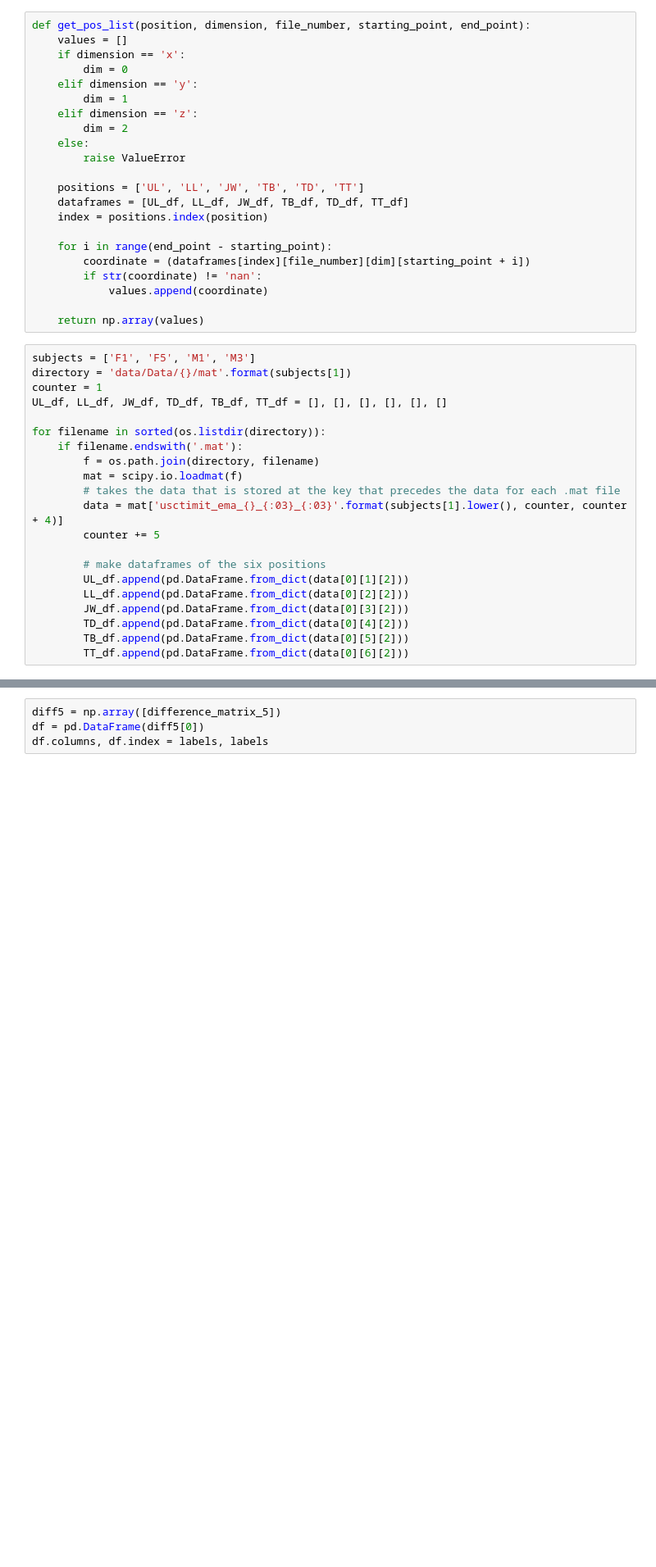
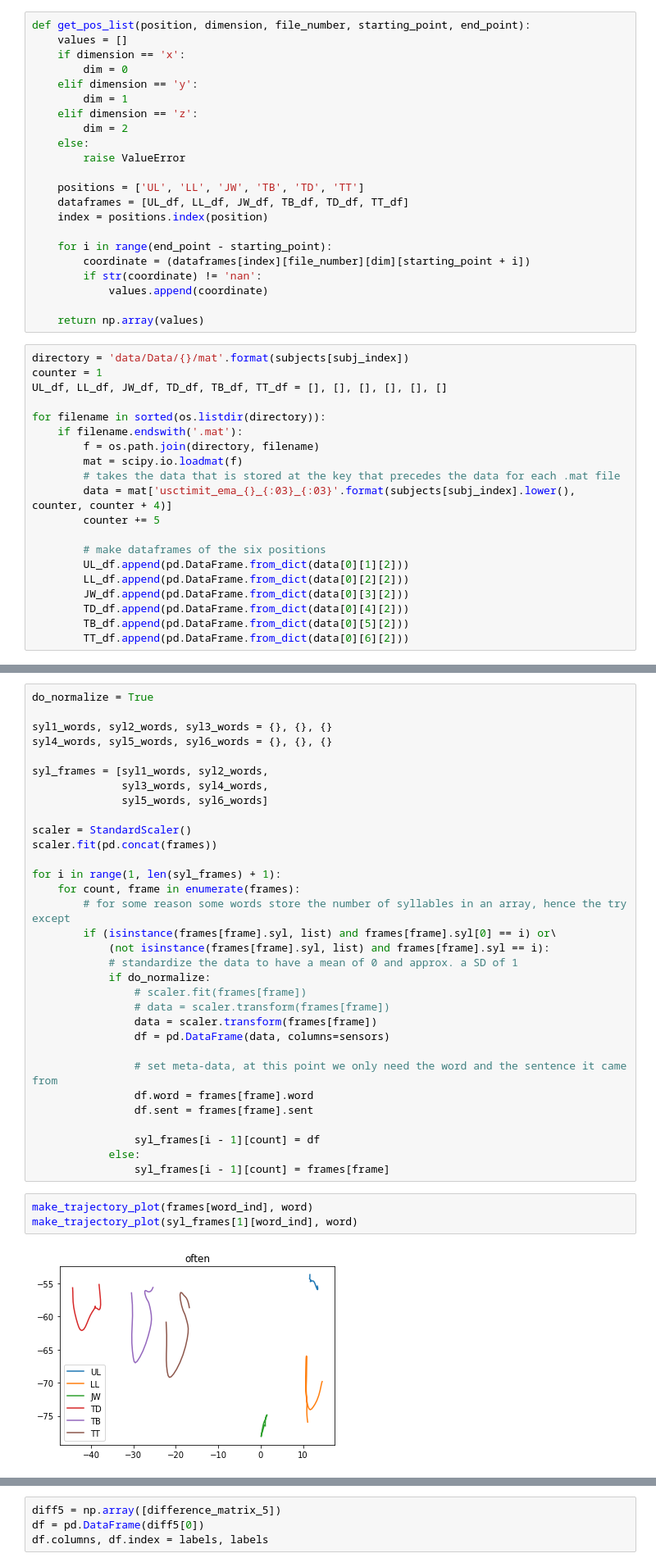
Before and after one commit to evankemmer/UMCUproject, a Jupyter notebook: trying some stuff.ipynb, the cells around one changed output, grey strips where cells are left out. Shown: that part at 82% size. Drawn from its saved outputs; the diff is of its cells as text; blank space fills up the shorter version.

```diff
--- a/trying some stuff.ipynb
+++ b/trying some stuff.ipynb
@@ -60,8 +68,7 @@ def get_pos_list(position, dimension, file_number, starting_point, end_point):
 
     return np.array(values)
 # %%
-subjects = ['F1', 'F5', 'M1', 'M3']
-directory = 'data/Data/{}/mat'.format(subjects[1])
+directory = 'data/Data/{}/mat'.format(subjects[subj_index])
 counter = 1
 UL_df, LL_df, JW_df, TD_df, TB_df, TT_df = [], [], [], [], [], []
 
@@ -70,7 +77,7 @@ for filename in sorted(os.listdir(directory)):
         f = os.path.join(directory, filename)
         mat = scipy.io.loadmat(f)
         # takes the data that is stored at the key that precedes the data for each .mat file
-        data = mat['usctimit_ema_{}_{:03}_{:03}'.format(subjects[1].lower(), counter, counter + 4)]
+        data = mat['usctimit_ema_{}_{:03}_{:03}'.format(subjects[subj_index].lower(), counter, counter + 4)]
         counter += 5
 
         # make dataframes of the six positions
@@ -171,0 +137,37 @@ for frame in syl_frames:
+# %%
+do_normalize = True
+
+syl1_words, syl2_words, syl3_words = {}, {}, {}
+syl4_words, syl5_words, syl6_words = {}, {}, {}
+
+syl_frames = [syl1_words, syl2_words,
+              syl3_words, syl4_words,
+              syl5_words, syl6_words]
+
+scaler = StandardScaler()
+scaler.fit(pd.concat(frames))
+
+for i in range(1, len(syl_frames) + 1):
+    for count, frame in enumerate(frames):
+        # for some reason some words store the number of syllables in an array, hence the try except
+        if (isinstance(frames[frame].syl, list) and frames[frame].syl[0] == i) or\
+            (not isinstance(frames[frame].syl, list) and frames[frame].syl == i):
+            # standardize the data to have a mean of 0 and approx. a SD of 1
+            if do_normalize:
+                # scaler.fit(frames[frame])
+                # data = scaler.transform(frames[frame])
+                data = scaler.transform(frames[frame])
+                df = pd.DataFrame(data, columns=sensors)
+
+                # set meta-data, at this point we only need the word and the sentence it came from
+                df.word = frames[frame].word
+                df.sent = frames[frame].sent
+
+                syl_frames[i - 1][count] = df
+            else:
+                syl_frames[i - 1][count] = frames[frame]
+# %%
+make_trajectory_plot(frames[word_ind], word)
+make_trajectory_plot(syl_frames[1][word_ind], word)
+# %% [output]
+[figure, added]
```
Also changed, not shown: parts of 16 cells of this notebook.
